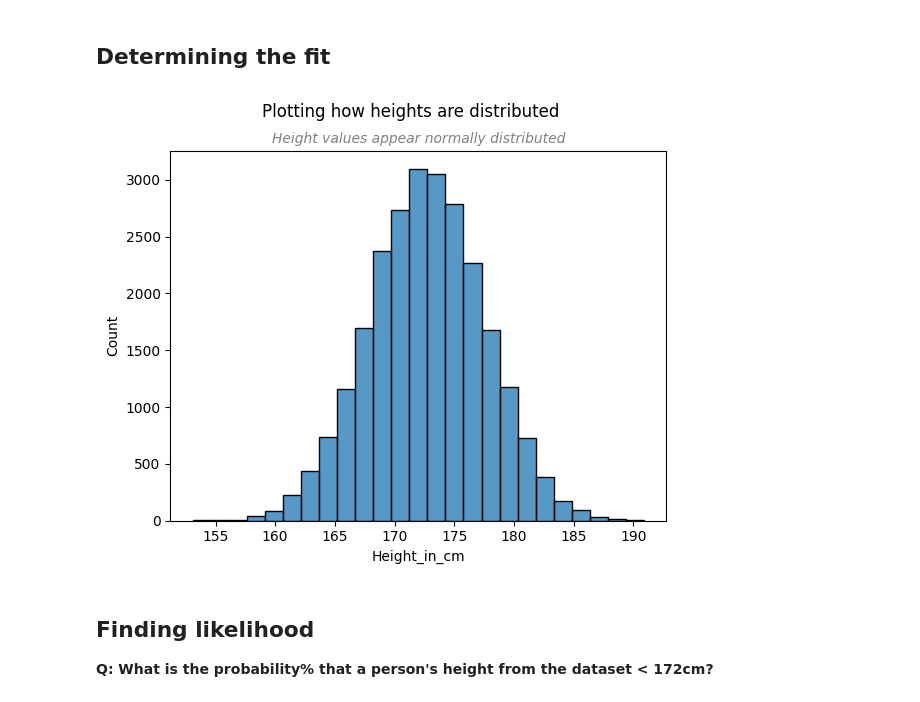
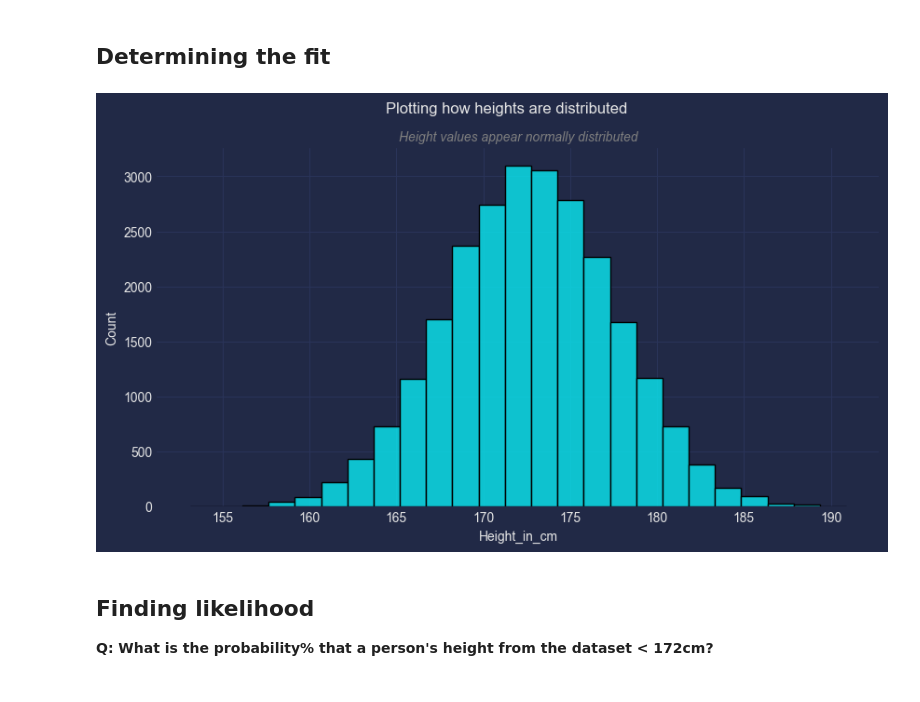
Before and after one commit to abhijeet-bhambere/python-ml-trail, a Jupyter notebook: ml_revision_1.ipynb, the cells around one changed output. Saved outputs shown, nothing was run; the diff lists cells and outputs as text; code cells hidden in the pictures.

```diff
--- a/ml_revision_1.ipynb
+++ b/ml_revision_1.ipynb
@@ -8,3 +9,5 @@ from statsmodels.formula.api import ols
+# %%
+plt.style.use("cyberpunk")
 # %% [markdown]
 # Ways of creating a dataframe:
 ## 1 - A dictionary of list of column values
@@ -136,12 +141,13 @@ plt.show()
 ## Determining the fit
 # %%
 # Finding kind of distribution for the height values
+plt.figure(figsize=(10,5))
 sns.histplot(data=df, x="Height_in_cm", bins=25)
 plt.suptitle("Plotting how heights are distributed")
 plt.title("Height values appear normally distributed" , fontdict={'color':'grey', 'fontstyle':'italic', 'fontsize':10})
 plt.show()
 # %% [output]
-[figure, old version]
+[figure, new version]
 # %% [markdown]
 ## Finding likelihood
 **Q: What is the probability% that a person's height from the dataset < 172cm?**
```
Also changed, not shown: parts of 28 cells of this notebook.
